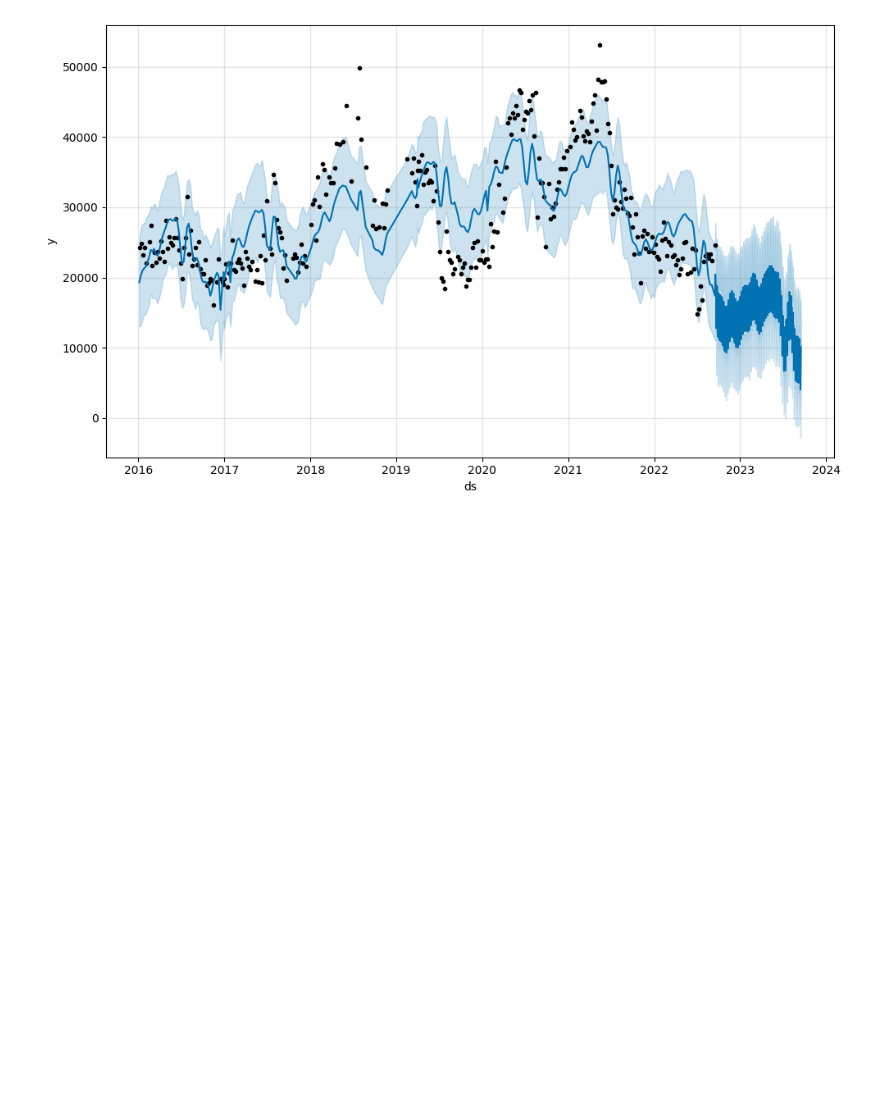
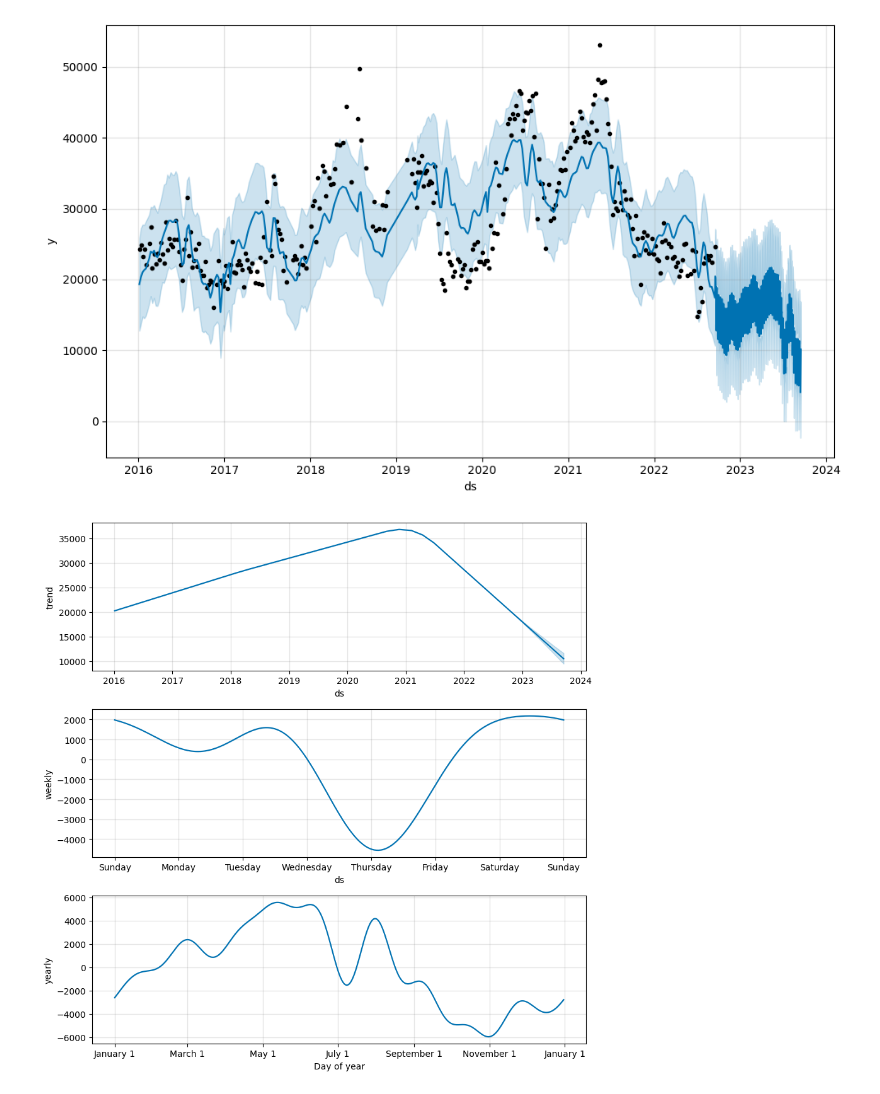
Before and after one commit to codingWithoutHand/Prices-Backend, a Jupyter notebook: sweet_potato/sweet_portato.ipynb, the cells around one changed output. Drawn from its saved outputs; the diff is of its cells as text; code cells hidden in the pictures; blank space fills up the shorter version.

```diff
--- a/sweet_potato/sweet_portato.ipynb
+++ b/sweet_potato/sweet_portato.ipynb
@@ -81,3 +81,7 @@ c.to_csv('2.csv')
 fig1 = model.plot(forecast)
 # %% [output]
 [figure]
+# %%
+fig2 = model.plot_components(forecast)
+# %% [output]
+[figure, added]
```
Also changed, not shown: 6 other files.
